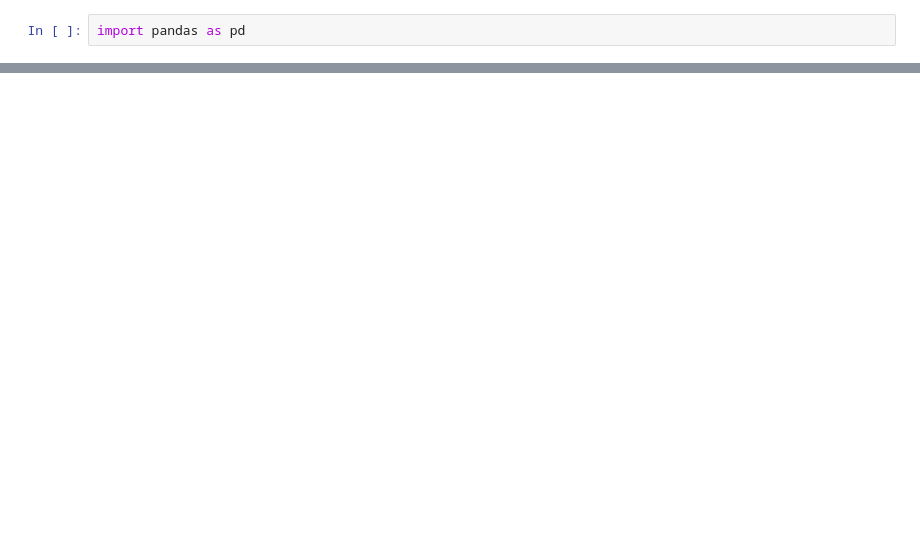
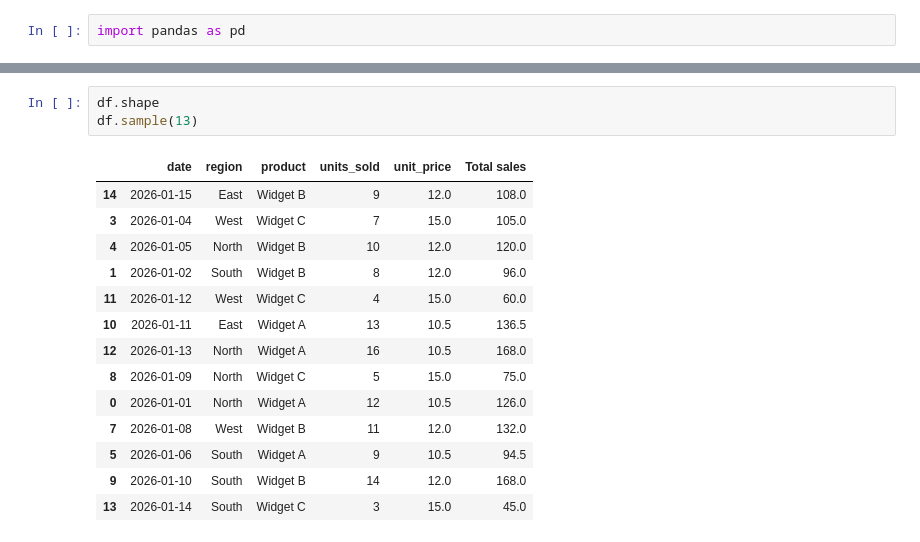
Before and after one commit to Tonnyspiel/css-week-3, a Jupyter notebook: sales-data-analysis.ipynb, the cells around one changed output, grey strips where cells are left out. Drawn from its saved outputs; the diff is of its cells as text; blank space fills up the shorter version.

Commit message:
Kaggle Notebook | sales data analysis | Version 2

```diff
--- a/sales-data-analysis.ipynb
+++ b/sales-data-analysis.ipynb
@@ -28,0 +56,18 @@ print(product_totals)
+# %%
+df.shape
+df.sample(13)
+# %% [output]
+|  | date | region | product | units_sold | unit_price | Total sales |
+| 14 | 2026-01-15 | East | Widget B | 9 | 12.0 | 108.0 |
+| 3 | 2026-01-04 | West | Widget C | 7 | 15.0 | 105.0 |
+| 4 | 2026-01-05 | North | Widget B | 10 | 12.0 | 120.0 |
+| 1 | 2026-01-02 | South | Widget B | 8 | 12.0 | 96.0 |
+| 11 | 2026-01-12 | West | Widget C | 4 | 15.0 | 60.0 |
+| 10 | 2026-01-11 | East | Widget A | 13 | 10.5 | 136.5 |
+| 12 | 2026-01-13 | North | Widget A | 16 | 10.5 | 168.0 |
+| 8 | 2026-01-09 | North | Widget C | 5 | 15.0 | 75.0 |
+| 0 | 2026-01-01 | North | Widget A | 12 | 10.5 | 126.0 |
+| 7 | 2026-01-08 | West | Widget B | 11 | 12.0 | 132.0 |
+| 5 | 2026-01-06 | South | Widget A | 9 | 10.5 | 94.5 |
+| 9 | 2026-01-10 | South | Widget B | 14 | 12.0 | 168.0 |
+| 13 | 2026-01-14 | South | Widget C | 3 | 15.0 | 45.0 |
```
Also changed, not shown: parts of 6 cells of this notebook.
